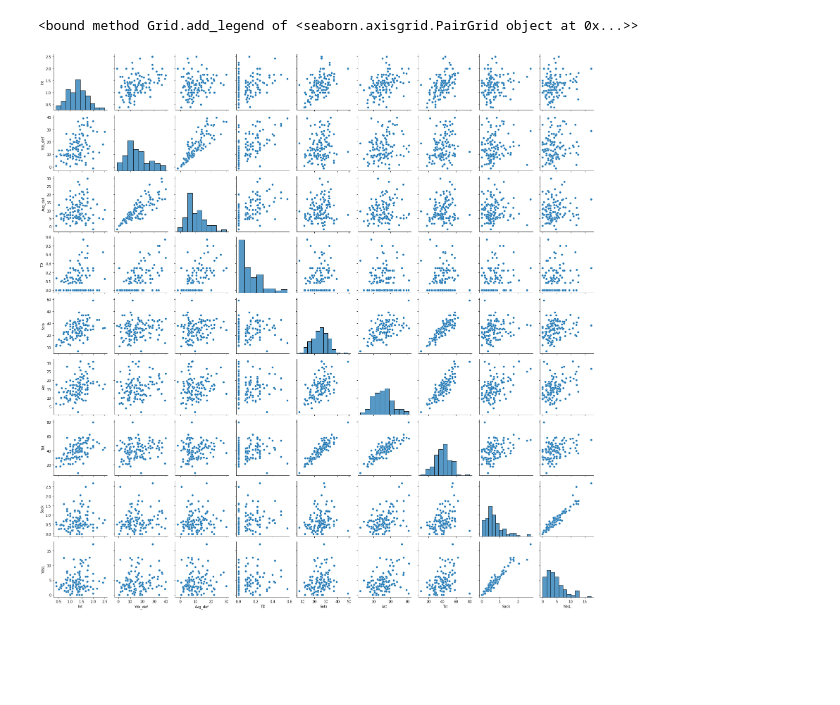
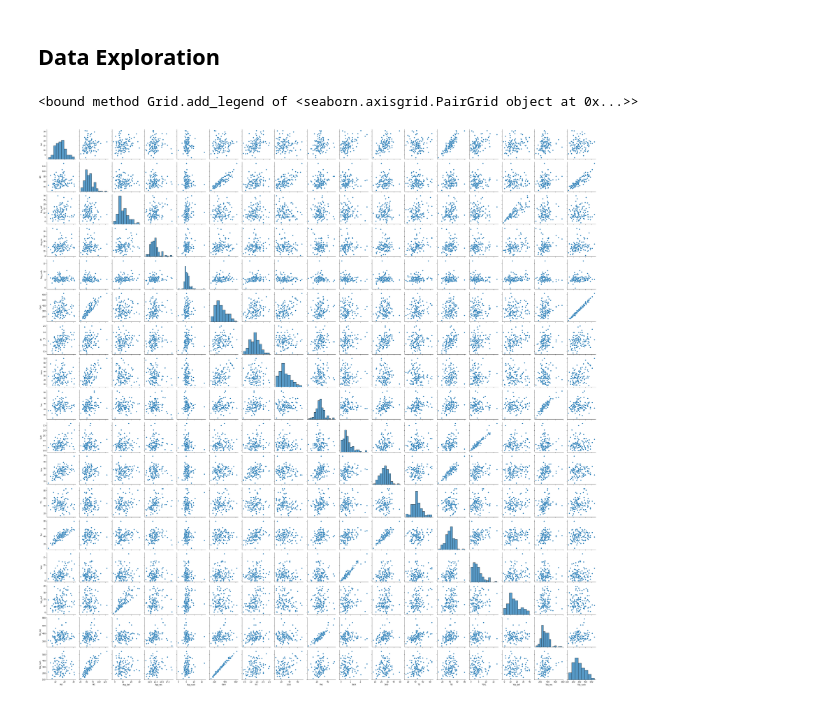
Before and after one commit to JosiahGuy/DS320Project, a Jupyter notebook: college_football_classifier.ipynb, the cells around one changed output. Drawn from its saved outputs; the diff is of its cells as text; code cells hidden in the pictures; blank space fills up the shorter version.

```diff
--- a/college_football_classifier.ipynb
+++ b/college_football_classifier.ipynb
@@ -88,0 +91,28 @@ receiving_df
+# %%
+#Rushing Data, all brought together.
+
+rush_data_list= ["rushing_acc.csv", "rushing_big12.csv", "rushing_american.csv", "rushing_bigten.csv",
+                "rushing_independent.csv", "rushing_mac.csv", "rushing_mountainwest.csv", "rushing_pac12.csv",
+                "rushing_sec.csv", "rushing_sunbelt.csv"]
+
+df_rushing = []
+
+def rushing(data):
+    df = pd.read_csv("rawdata/" + data)
+    df["Yds"] = df['Yds'].str.replace(r'\D', '').astype(int) #Yds was brought in as object, changed to float data type.
+    df["Gain"] = df["Gain"].str.replace(r'\D', '').astype(int) #Gain is like Yds as well. I think the ',' is throwing it off.
+    td_column = df.groupby(["Team"])["TD"].sum() #Store sum of TD's as a column
+    df = df.groupby(["Team"]).mean()
+    df = df.rename(columns = {"Yds": "Yds_rush", "Avg": "Avg_rush"})
+    df["TD"] = td_column #Then, put sum into df so that we have mean of stats and sum of TD's.
+
+    return df
+
+for i in rush_data_list:
+    df = rushing(i)
+    df_rushing.append(df)
+
+
+rushing_df = pd.concat(df_rushing)
+
+rushing_df
@@ -88,0 +134,6 @@ receiving_df
+# %%
+#Bring all tables together.
+
+master = pd.concat([rushing_df, receiving_df, defense_df], axis = 1) #First, bring all three tables created above together
+master = master.groupby(level = 0, axis = 1).sum() #Then, add TD columns to get total TD's by team.
+master
@@ -89,11 +155,12 @@ receiving_df
+# %% [markdown]
+## Data Exploration
 # %%
-# Why in the world is Yds not here???
-# This is JUST for defense!
+#Now, let's visualize. Any relationships we see?
 
-g = sns.PairGrid(result)
+g = sns.PairGrid(master)
 g.map_diag(sns.histplot)
 g.map_offdiag(sns.scatterplot)
 g.add_legend
 # %% [output]
 <bound method Grid.add_legend of <seaborn.axisgrid.PairGrid object at 0x...>>
-[figure, old version]
+[figure, new version]
```
Also changed, not shown: parts of 11 cells of this notebook.
